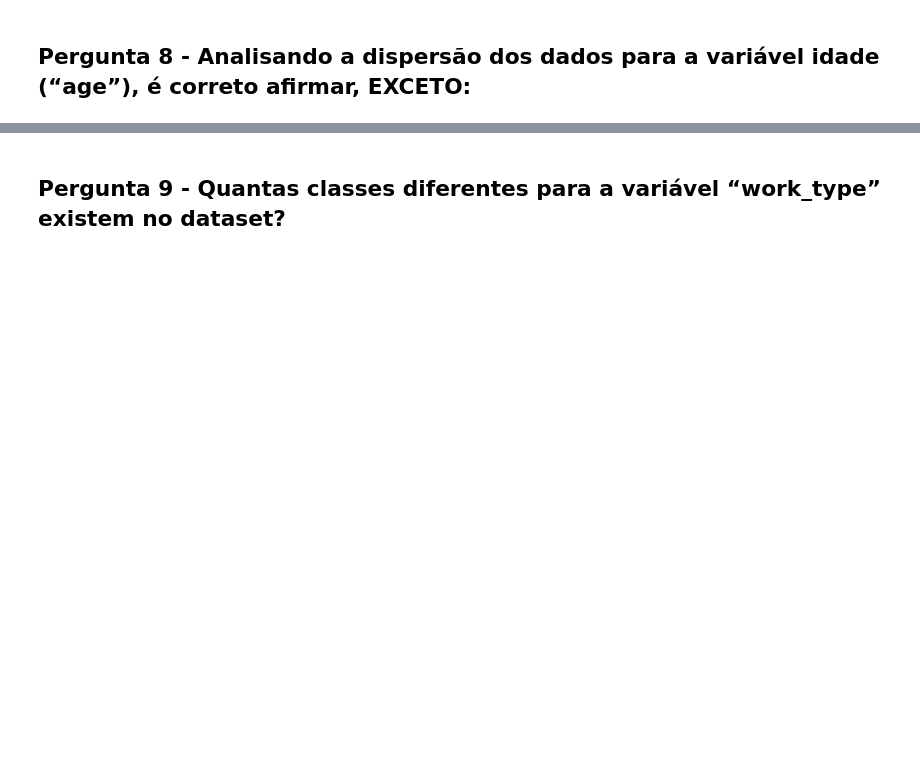
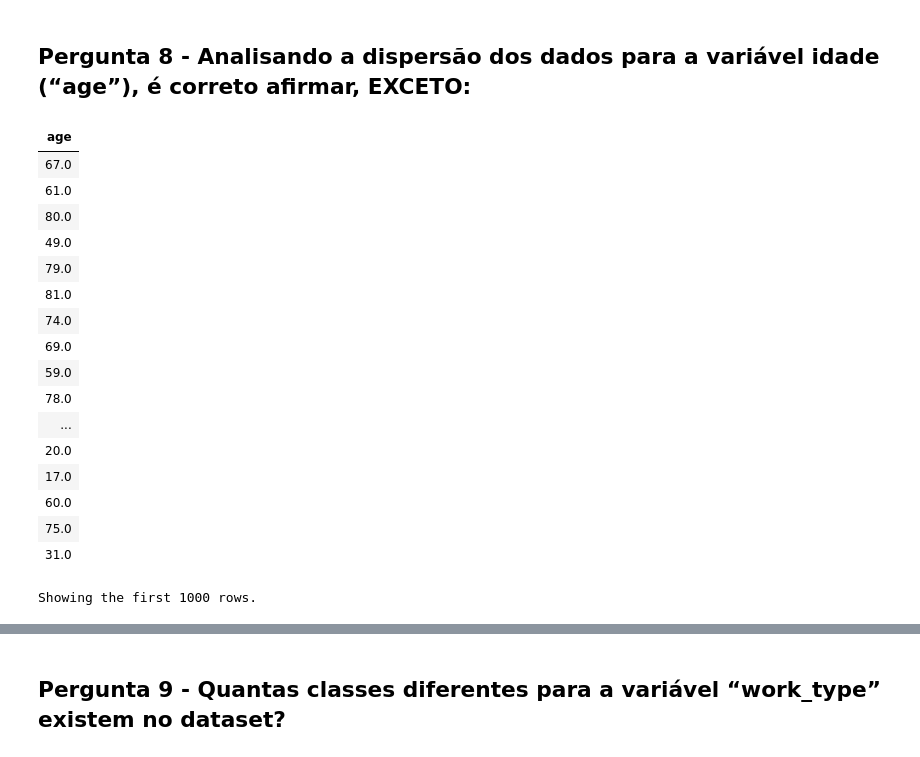
Before and after one commit to alexcamargos/DataScienceBootcampIGTI, a Jupyter notebook: DesafioFinal/resolucao_PySpark.ipynb, the cells around one changed output, grey strips where cells are left out. Cells and saved outputs as stored; diff of their text form; code cells hidden in the pictures; blank space fills up the shorter version.

```diff
--- a/DesafioFinal/resolucao_PySpark.ipynb
+++ b/DesafioFinal/resolucao_PySpark.ipynb
@@ -93,0 +366,21 @@ pass
+# %%
+display(df.select('age'))
+# %% [output]
+| age |
+| 67.0 |
+| 61.0 |
+| 80.0 |
+| 49.0 |
+| 79.0 |
+| 81.0 |
+| 74.0 |
+| 69.0 |
+| 59.0 |
+| 78.0 |
+| ... |
+| 20.0 |
+| 17.0 |
+| 60.0 |
+| 75.0 |
+| 31.0 |
+Showing the first 1000 rows.
```
Also changed, not shown: parts of 54 cells of this notebook.
